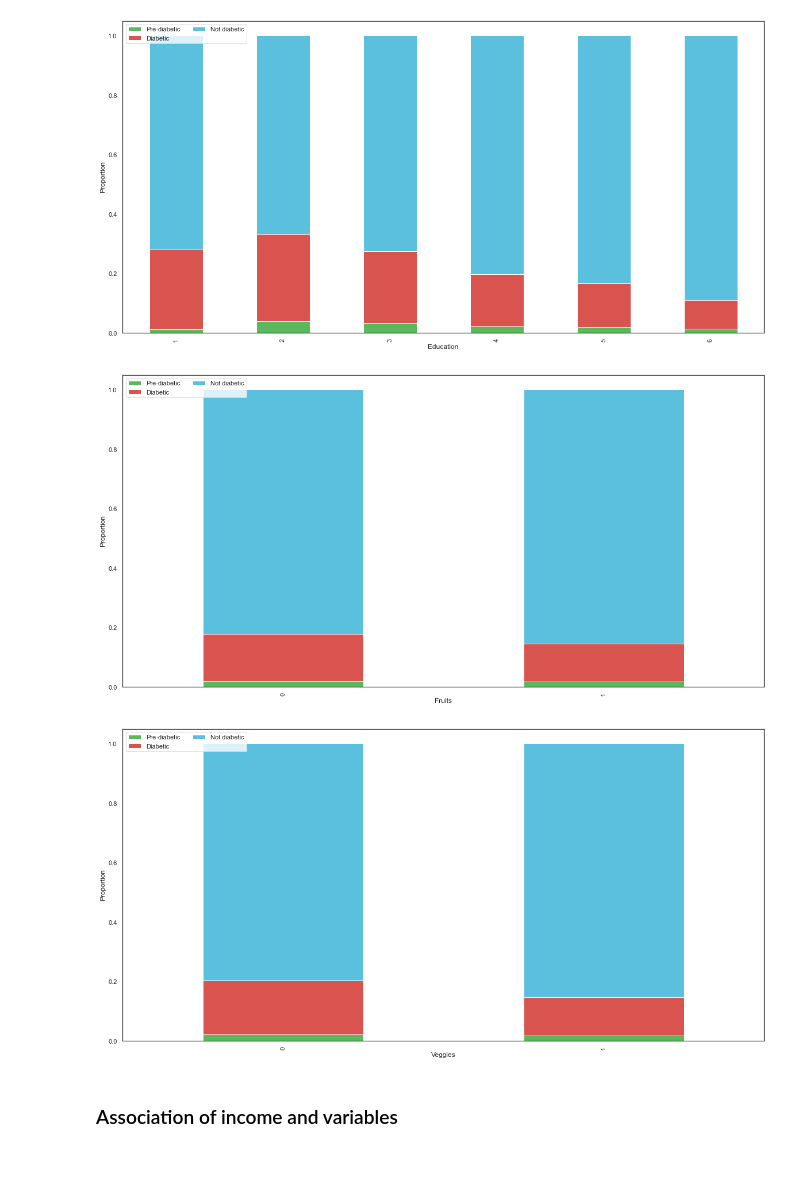
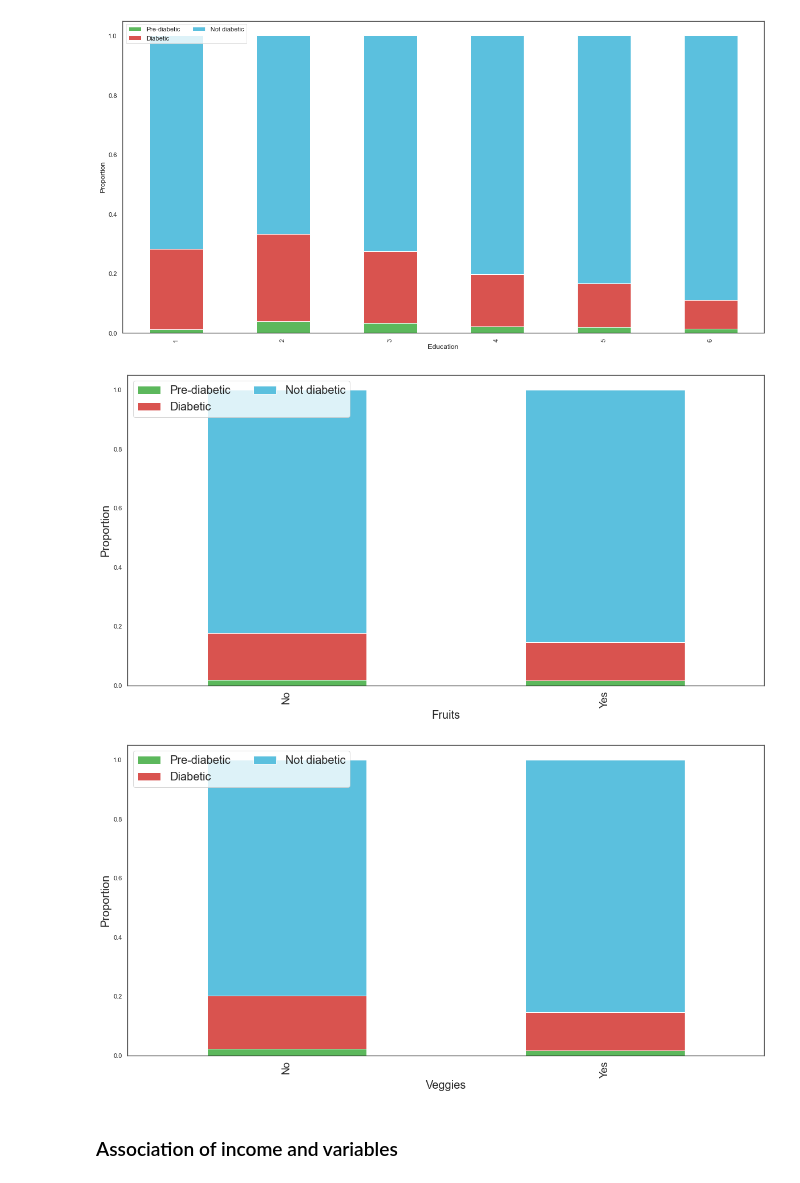
Before and after one commit to ValShah/Python_project_1, a Jupyter notebook: Python_project_1_DM_prediction.ipynb, the cells around one changed output. Cells and saved outputs as stored; diff of their text form; code cells hidden in the pictures.

```diff
--- a/Python_project_1_DM_prediction.ipynb
+++ b/Python_project_1_DM_prediction.ipynb
@@ -528,22 +544,22 @@ plt.savefig("Education_diabetes_stacked_bar_graph.jpg")
 # %%
 cross_tab_prop = pd.crosstab(index=dm_data['Fruits'],
                              columns=dm_data['Diabetes_012'],
                              normalize='index')
 cross_tab_prop = cross_tab_prop[[1,2,0]]
 
 cross_tab_prop.plot(kind='bar',
                     stacked=True,
                     #colormap='tab10',
                     color=['#5cb85c','#d9534f', '#5bc0de'],
                     figsize=(20, 10))
 
-plt.legend(["Pre-diabetic", "Diabetic", "Not diabetic"], loc="upper left", ncol=2)
-plt.xlabel("Fruits")
-#plt.xticks([0,1],['Normal', "High"])
-plt.ylabel("Proportion")
-plt.savefig("Fruits_stacked_bar_graph.jpg")
+plt.legend(["Pre-diabetic", "Diabetic", "Not diabetic"], loc="upper left", ncol=2, fontsize=20)
+plt.xlabel("Fruits", fontsize=20)
+plt.xticks([0,1],['No', "Yes"], fontsize=18)
+plt.ylabel("Proportion", fontsize=20)
+plt.savefig("Fruits_stacked_bar_graph.jpg", dpi=400)
 # %% [output]
-[figure, old version]
+[figure, new version]
 # %%
 cross_tab_prop = pd.crosstab(index=dm_data['Veggies'],
                              columns=dm_data['Diabetes_012'],
@@ -556,12 +572,12 @@ cross_tab_prop.plot(kind='bar',
                     color=['#5cb85c','#d9534f', '#5bc0de'],
                     figsize=(20, 10))
 
-plt.legend(["Pre-diabetic", "Diabetic", "Not diabetic"], loc="upper left", ncol=2)
-plt.xlabel("Veggies")
-#plt.xticks([0,1],['Normal', "High"])
-plt.ylabel("Proportion")
+plt.legend(["Pre-diabetic", "Diabetic", "Not diabetic"], loc="upper left", ncol=2, fontsize=20)
+plt.xlabel("Veggies", fontsize=20)
+plt.xticks([0,1],['No', "Yes"], fontsize=18)
+plt.ylabel("Proportion", fontsize=20)
 plt.savefig("Vegetables_stacked_bar_graph.jpg")
 # %% [output]
-[figure, old version]
+[figure, new version]
 # %% [markdown]
 ### Association of income and variables
```
Also changed, not shown: parts of 23 cells of this notebook.
